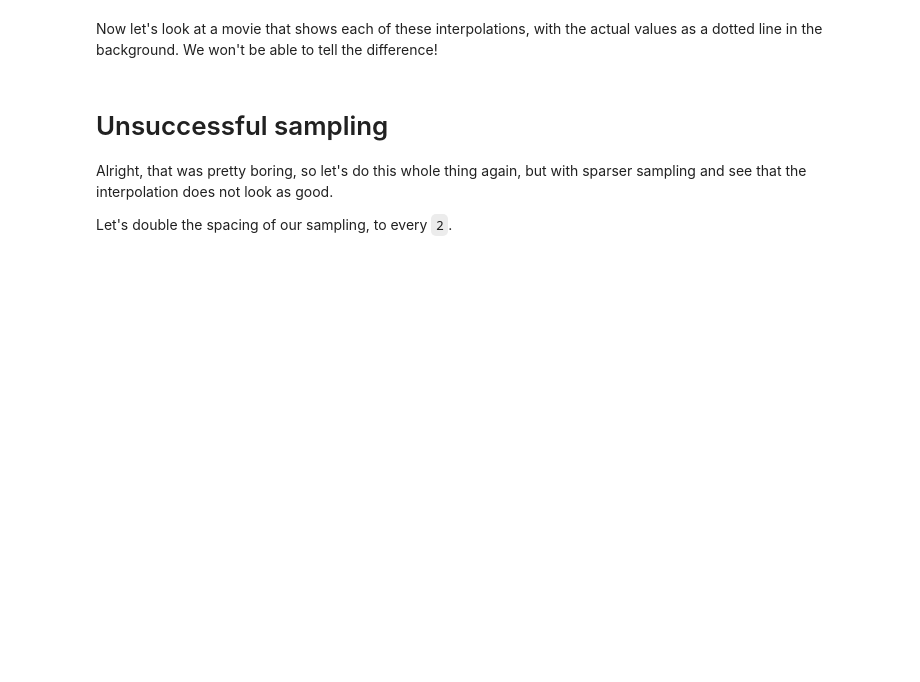
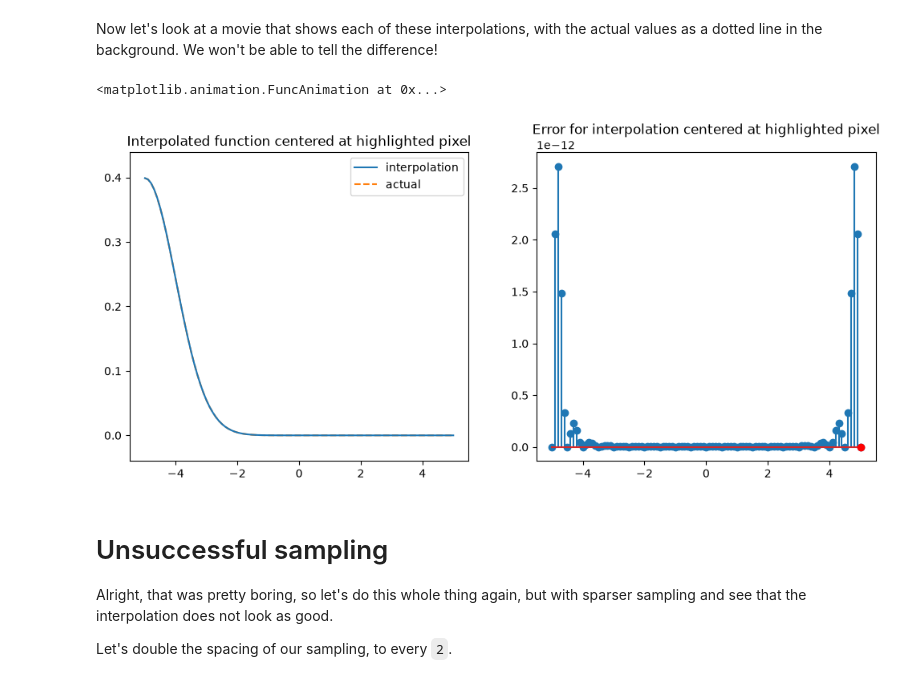
Before and after one commit to emeyer121/pooling-windows, a Jupyter notebook: Sampling_and_Aliasing.ipynb, the cells around one changed output. Drawn from its saved outputs; the diff is of its cells as text; code cells hidden in the pictures; blank space fills up the shorter version.

```diff
--- a/Sampling_and_Aliasing.ipynb
+++ b/Sampling_and_Aliasing.ipynb
@@ -14,6 +14,12 @@ import pooling
 # %% [output]
 The autoreload extension is already loaded. To reload it, use:
   %reload_ext autoreload
+# %%
+# Animation-related settings
+plt.rcParams["animation.html"] = "html5"
+# use single-threaded ffmpeg for animation writer
+plt.rcParams["animation.writer"] = "ffmpeg"
+plt.rcParams["animation.ffmpeg_args"] = ["-threads", "1"]
 # %% [markdown]
 # Successful sampling
 
@@ -48,6 +55,10 @@ pooling.sampling.interpolation_plot(interps, residuals, None, 0, x);
 Now let's look at a movie that shows each of these interpolations, with the actual values as a dotted line in the background. We won't be able to tell the difference!
 # %%
 anim = pooling.sampling.create_movie(interps, residuals, x, full=full)
+anim
+# %% [output]
+<matplotlib.animation.FuncAnimation at 0x...>
+[figure, added]
 # %% [markdown]
 # Unsuccessful sampling
 
```
Also changed, not shown: parts of 3 cells of this notebook, 2 other files.
